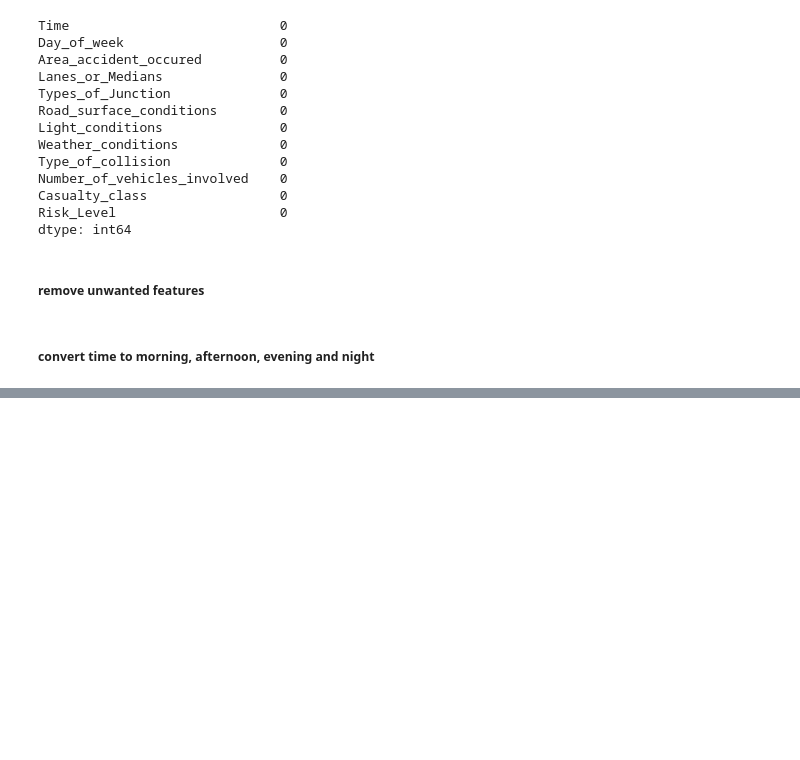
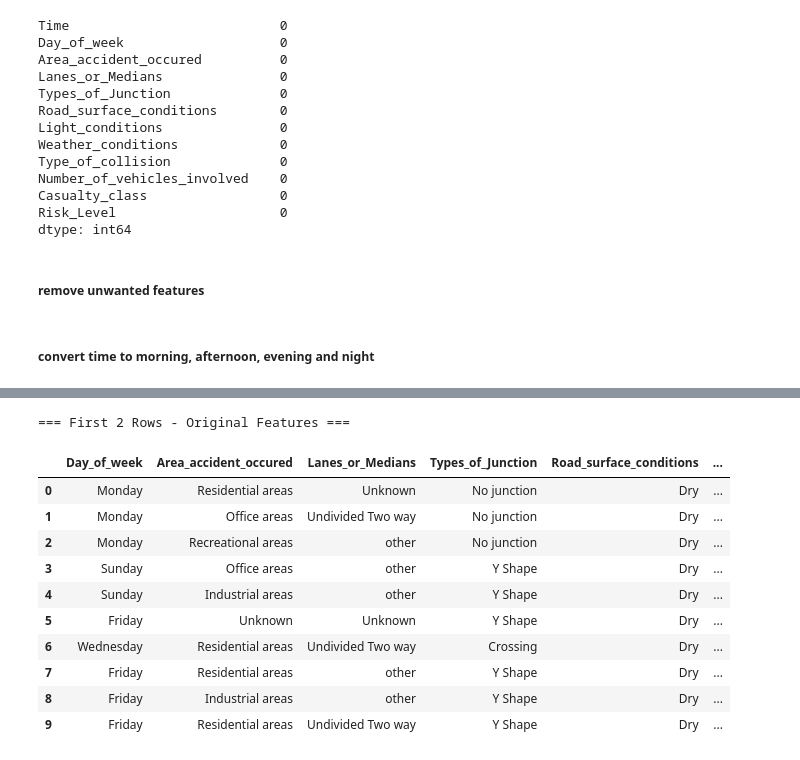
Before and after one commit to Sarasii22/-Road_Accident_Risk_Prediction, a Jupyter notebook: notebooks/Model Training copy 2.ipynb, the cells around one changed output, grey strips where cells are left out. Drawn from its saved outputs; the diff is of its cells as text; code cells hidden in the pictures; blank space fills up the shorter version.

```diff
--- a/notebooks/Model Training copy 2.ipynb
+++ b/notebooks/Model Training copy 2.ipynb
@@ -252,0 +257,27 @@ df.head()
+# %%
+# === SIMPLIFY TIME ONLY (without removing other features) ===
+
+# Create Hour from Time
+df['Hour'] = pd.to_datetime(df['Time'], errors='coerce').dt.hour
+
+# Create Time Period (Low cardinality - only 4 categories)
+def get_time_period(hour):
+    if pd.isna(hour):
+        return "Unknown"
+    if 5 <= hour < 12:
+        return "Morning"
+    elif 12 <= hour < 17:
+        return "Afternoon"
+    elif 17 <= hour < 21:
+        return "Evening"
+    else:
+        return "Night"
+
+df['Time_Period'] = df['Hour'].apply(get_time_period)
+
+# Drop original Time if you were using it
+if 'Time' in df.columns:
+    df = df.drop(columns=['Time'])
+
+print("Time simplified successfully!")
+print(df[['Hour', 'Time_Period']].head())
@@ -252,0 +351,17 @@ df.head()
+# %%
+# First 2 rows of your selected features (before encoding)
+print("=== First 2 Rows - Original Features ===")
+display(X.head(10))        # Nice formatted view in Jupyter
+# %% [output]
+=== First 2 Rows - Original Features ===
+|  | Day_of_week | Area_accident_occured | Lanes_or_Medians | Types_of_Junction | Road_surface_conditions | ... |
+| 0 | Monday | Residential areas | Unknown | No junction | Dry | ... |
+| 1 | Monday | Office areas | Undivided Two way | No junction | Dry | ... |
+| 2 | Monday | Recreational areas | other | No junction | Dry | ... |
+| 3 | Sunday | Office areas | other | Y Shape | Dry | ... |
+| 4 | Sunday | Industrial areas | other | Y Shape | Dry | ... |
+| 5 | Friday | Unknown | Unknown | Y Shape | Dry | ... |
+| 6 | Wednesday | Residential areas | Undivided Two way | Crossing | Dry | ... |
+| 7 | Friday | Residential areas | other | Y Shape | Dry | ... |
+| 8 | Friday | Industrial areas | other | Y Shape | Dry | ... |
+| 9 | Friday | Residential areas | Undivided Two way | Y Shape | Dry | ... |
```
Also changed, not shown: parts of 16 cells of this notebook.
